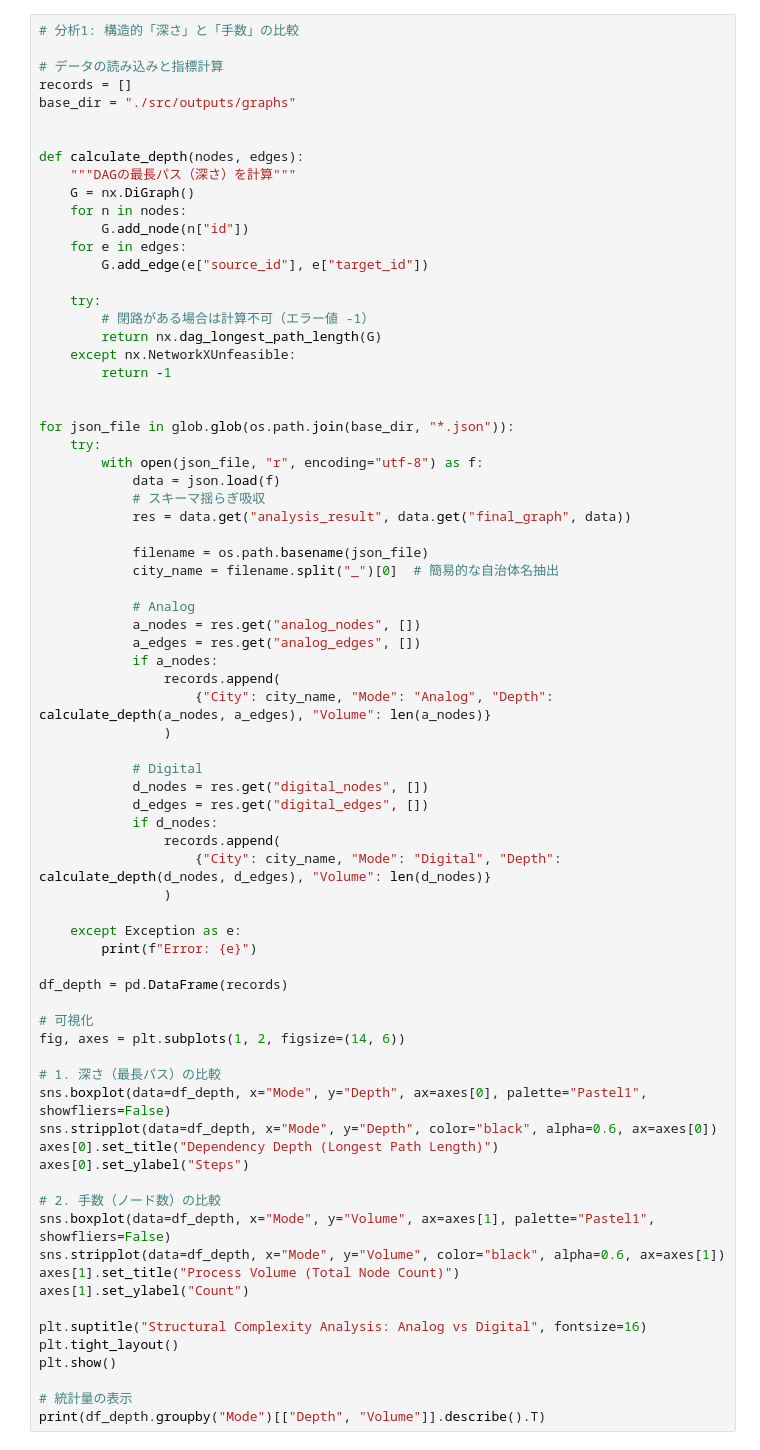
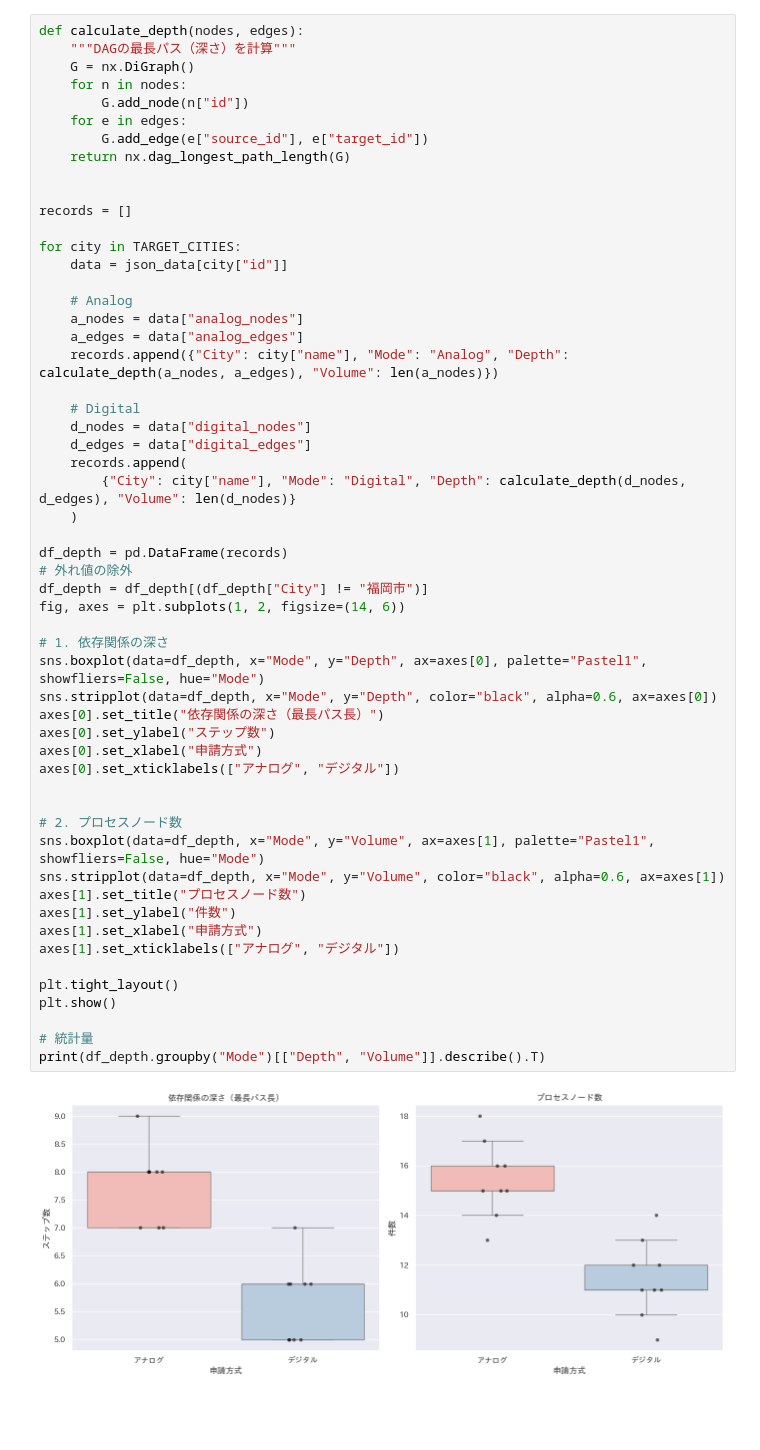
Before and after one commit to okitz/admin-proc, a Jupyter notebook: src/admin-proc.ipynb, the cells around one changed output. Drawn from its saved outputs; the diff is of its cells as text; blank space fills up the shorter version.

```diff
--- a/src/admin-proc.ipynb
+++ b/src/admin-proc.ipynb
@@ -311,75 +315,57 @@ Visualizing: 13105_児童手当 認定請求.json
 # %%
-# 分析1: 構造的「深さ」と「手数」の比較
-
-# データの読み込みと指標計算
-records = []
-base_dir = "./src/outputs/graphs"
-
-
 def calculate_depth(nodes, edges):
     """DAGの最長パス（深さ）を計算"""
     G = nx.DiGraph()
     for n in nodes:
         G.add_node(n["id"])
     for e in edges:
         G.add_edge(e["source_id"], e["target_id"])
-
-    try:
-        # 閉路がある場合は計算不可（エラー値 -1）
-        return nx.dag_longest_path_length(G)
-    except nx.NetworkXUnfeasible:
-        return -1
+    return nx.dag_longest_path_length(G)
 
 
-for json_file in glob.glob(os.path.join(base_dir, "*.json")):
-    try:
-        with open(json_file, "r", encoding="utf-8") as f:
-            data = json.load(f)
-            # スキーマ揺らぎ吸収
-            res = data.get("analysis_result", data.get("final_graph", data))
+records = []
 
-            filename = os.path.basename(json_file)
-            city_name = filename.split("_")[0]  # 簡易的な自治体名抽出
+for city in TARGET_CITIES:
+    data = json_data[city["id"]]
 
-            # Analog
-            a_nodes = res.get("analog_nodes", [])
-            a_edges = res.get("analog_edges", [])
-            if a_nodes:
-                records.append(
-                    {"City": city_name, "Mode": "Analog", "Depth": calculate_depth(a_nodes, a_edges), "Volume": len(a_nodes)}
-                )
+    # Analog
+    a_nodes = data["analog_nodes"]
+    a_edges = data["analog_edges"]
+    records.append({"City": city["name"], "Mode": "Analog", "Depth": calculate_depth(a_nodes, a_edges), "Volume": len(a_nodes)})
 
-            # Digital
-            d_nodes = res.get("digital_nodes", [])
-            d_edges = res.get("digital_edges", [])
-            if d_nodes:
-                records.append(
-                    {"City": city_name, "Mode": "Digital", "Depth": calculate_depth(d_nodes, d_edges), "Volume": len(d_nodes)}
-                )
-
-    except Exception as e:
-        print(f"Error: {e}")
+    # Digital
+    d_nodes = data["digital_nodes"]
+    d_edges = data["digital_edges"]
+    records.append(
+        {"City": city["name"], "Mode": "Digital", "Depth": calculate_depth(d_nodes, d_edges), "Volume": len(d_nodes)}
+    )
 
 df_depth = pd.DataFrame(records)
-
-# 可視化
+# 外れ値の除外
+df_depth = df_depth[(df_depth["City"] != "福岡市")]
 fig, axes = plt.subplots(1, 2, figsize=(14, 6))
 
-# 1. 深さ（最長パス）の比較
-sns.boxplot(data=df_depth, x="Mode", y="Depth", ax=axes[0], palette="Pastel1", showfliers=False)
+# 1. 依存関係の深さ
+sns.boxplot(data=df_depth, x="Mode", y="Depth", ax=axes[0], palette="Pastel1", showfliers=False, hue="Mode")
 sns.stripplot(data=df_depth, x="Mode", y="Depth", color="black", alpha=0.6, ax=axes[0])
-axes[0].set_title("Dependency Depth (Longest Path Length)")
-axes[0].set_ylabel("Steps")
+axes[0].set_title("依存関係の深さ（最長パス長）")
+axes[0].set_ylabel("ステップ数")
+axes[0].set_xlabel("申請方式")
+axes[0].set_xticklabels(["アナログ", "デジタル"])
 
-# 2. 手数（ノード数）の比較
-sns.boxplot(data=df_depth, x="Mode", y="Volume", ax=axes[1], palette="Pastel1", showfliers=False)
+
+# 2. プロセスノード数
+sns.boxplot(data=df_depth, x="Mode", y="Volume", ax=axes[1], palette="Pastel1", showfliers=False, hue="Mode")
 sns.stripplot(data=df_depth, x="Mode", y="Volume", color="black", alpha=0.6, ax=axes[1])
-axes[1].set_title("Process Volume (Total Node Count)")
-axes[1].set_ylabel("Count")
+axes[1].set_title("プロセスノード数")
+axes[1].set_ylabel("件数")
+axes[1].set_xlabel("申請方式")
+axes[1].set_xticklabels(["アナログ", "デジタル"])
 
-plt.suptitle("Structural Complexity Analysis: Analog vs Digital", fontsize=16)
 plt.tight_layout()
 plt.show()
 
-# 統計量の表示
+# 統計量
 print(df_depth.groupby("Mode")[["Depth", "Volume"]].describe().T)
+# %% [output]
+[figure, added]
```
Also changed, not shown: parts of 15 cells of this notebook, 14 other files.
